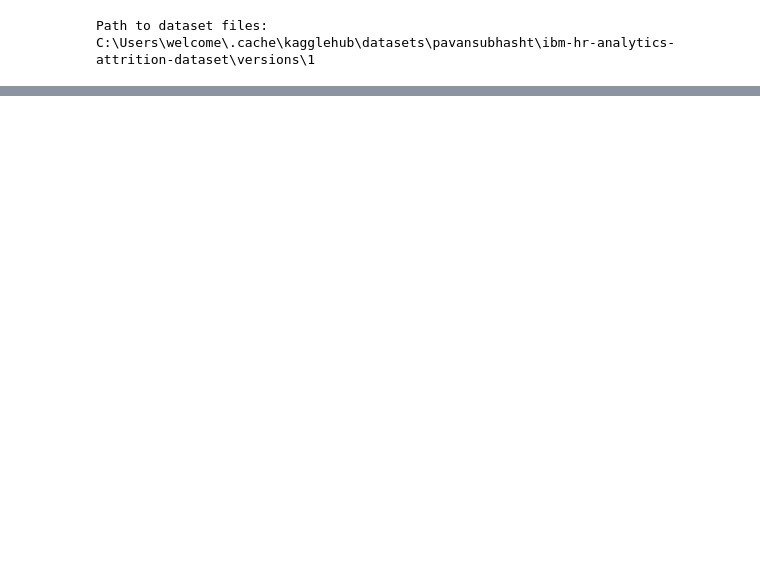
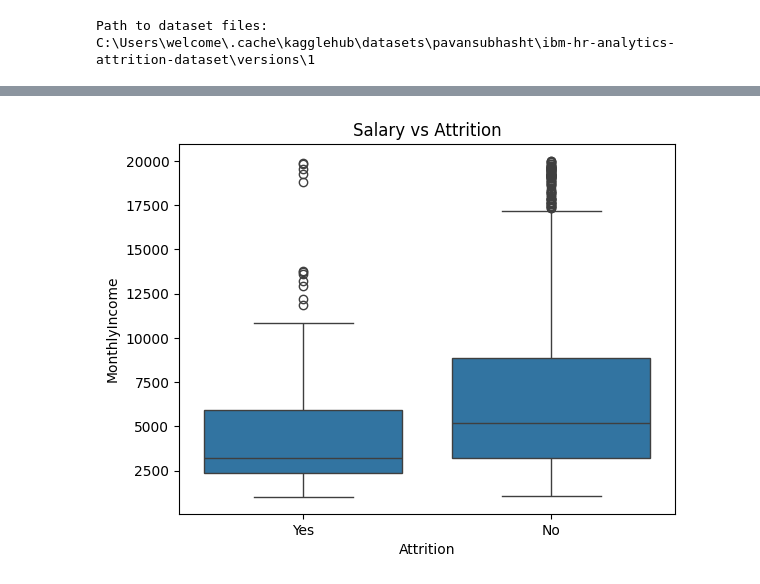
Before and after one commit to Keerthiadunuri/DeepLearning, a Jupyter notebook: Assignment_1/task_1.ipynb, the cells around one changed output, grey strips where cells are left out. Saved outputs shown, nothing was run; the diff lists cells and outputs as text; code cells hidden in the pictures; blank space fills up the shorter version.

```diff
--- a/Assignment_1/task_1.ipynb
+++ b/Assignment_1/task_1.ipynb
@@ -392,0 +259,10 @@ pickle.dump(model2, open('random_forest.pkl', 'wb'))
+# %%
+sns.boxplot(
+    x='Attrition',
+    y='MonthlyIncome',
+    data=df
+)
+plt.title("Salary vs Attrition")
+plt.show()
+# %% [output]
+[figure, added]
```
Also changed, not shown: parts of 78 cells of this notebook, 2 other files.
